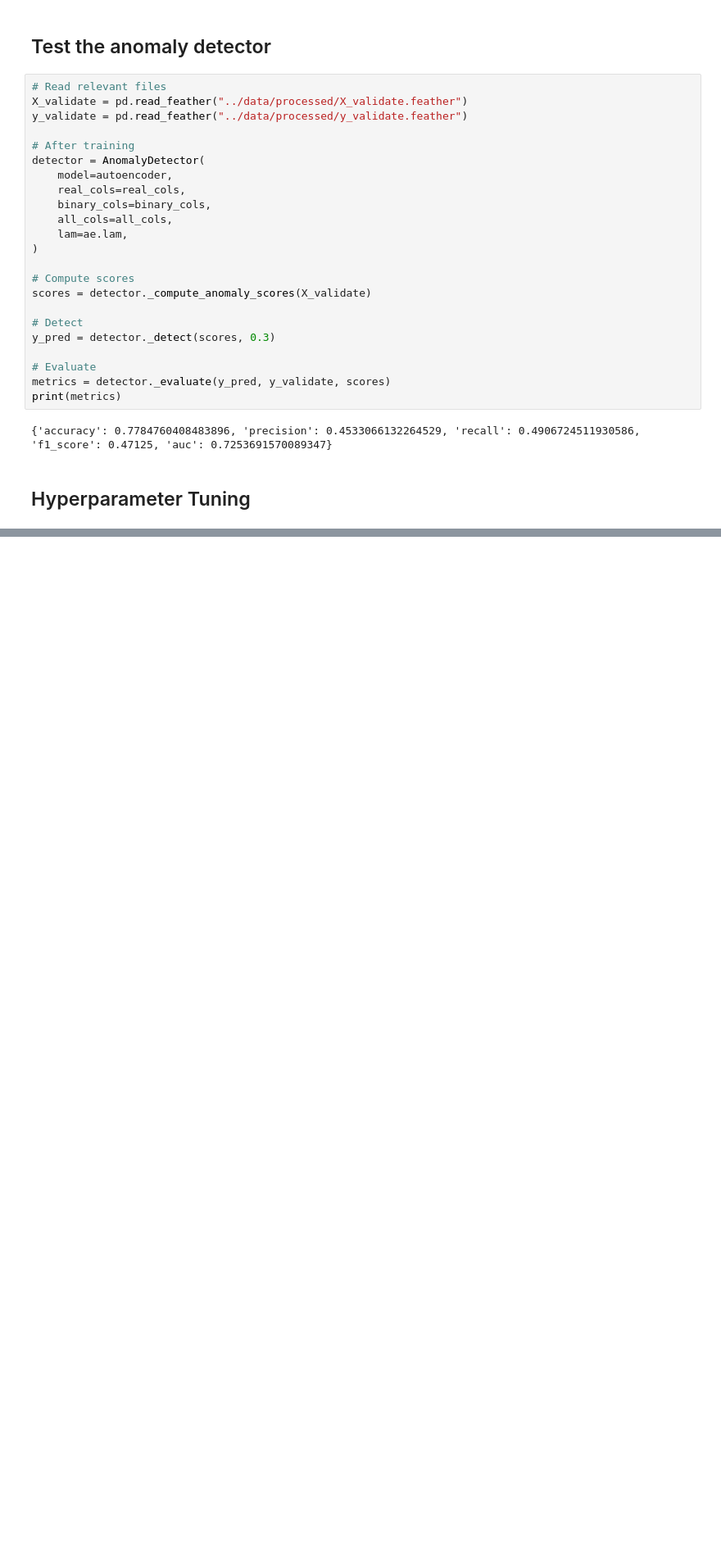
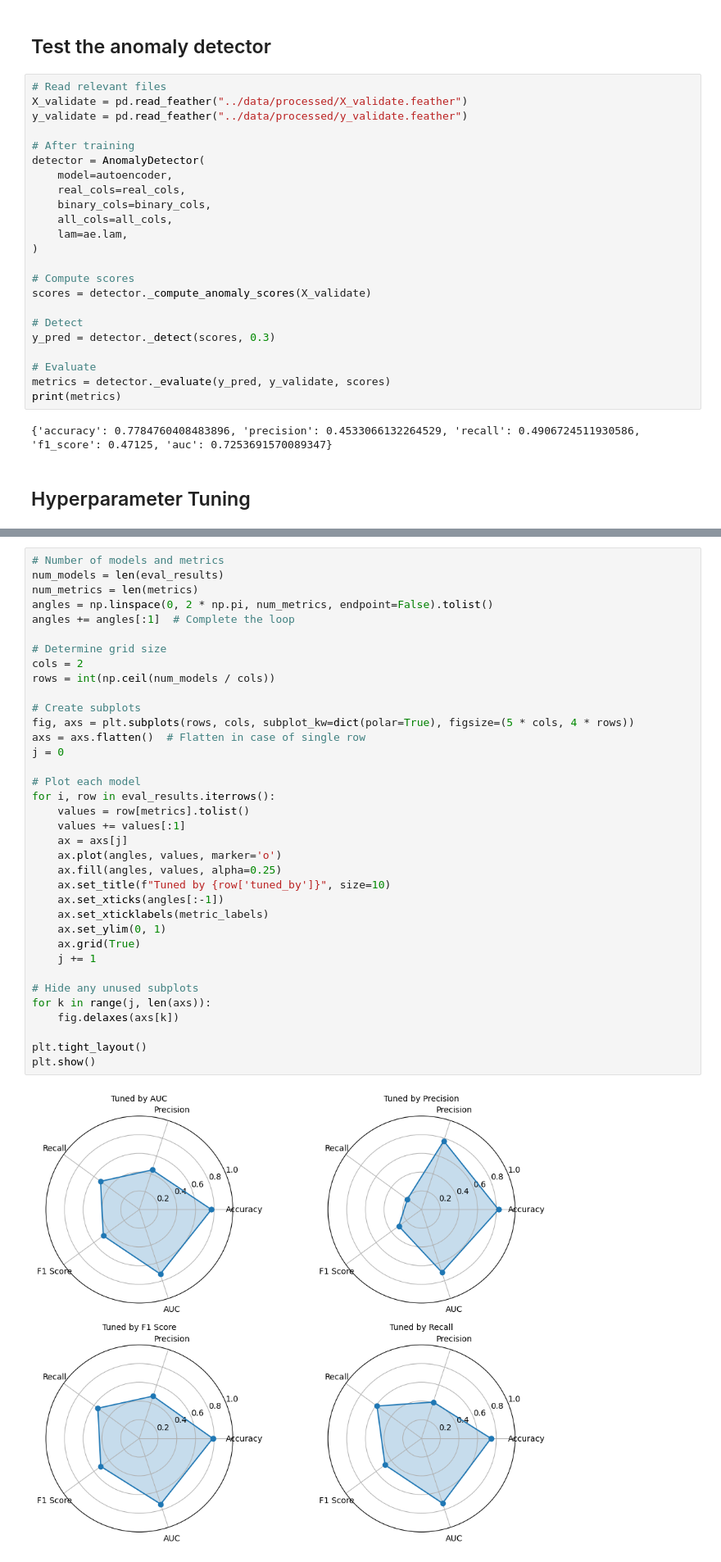
Before and after one commit to trinhkieuha/dp-shap-anomaly-detection, a Jupyter notebook: notebooks/03_Baseline_Model.ipynb, the cells around one changed output, grey strips where cells are left out. Shown at 82% size. Saved outputs shown, nothing was run; the diff lists cells and outputs as text; blank space fills up the shorter version.

```diff
--- a/notebooks/03_Baseline_Model.ipynb
+++ b/notebooks/03_Baseline_Model.ipynb
@@ -247,0 +313,38 @@ plt.show()
+# %%
+# Number of models and metrics
+num_models = len(eval_results)
+num_metrics = len(metrics)
+angles = np.linspace(0, 2 * np.pi, num_metrics, endpoint=False).tolist()
+angles += angles[:1]  # Complete the loop
+
+# Determine grid size
+cols = 2
+rows = int(np.ceil(num_models / cols))
+
+# Create subplots
+fig, axs = plt.subplots(rows, cols, subplot_kw=dict(polar=True), figsize=(5 * cols, 4 * rows))
+axs = axs.flatten()  # Flatten in case of single row
+j = 0
+
+# Plot each model
+for i, row in eval_results.iterrows():
+    values = row[metrics].tolist()
+    values += values[:1]
+    ax = axs[j]
+    ax.plot(angles, values, marker='o')
+    ax.fill(angles, values, alpha=0.25)
+    ax.set_title(f"Tuned by {row['tuned_by']}", size=10)
+    ax.set_xticks(angles[:-1])
+    ax.set_xticklabels(metric_labels)
+    ax.set_ylim(0, 1)
+    ax.grid(True)
+    j += 1
+
+# Hide any unused subplots
+for k in range(j, len(axs)):
+    fig.delaxes(axs[k])
+
+plt.tight_layout()
+plt.show()
+# %% [output]
+[figure, added]
```
Also changed, not shown: parts of 12 cells of this notebook.
